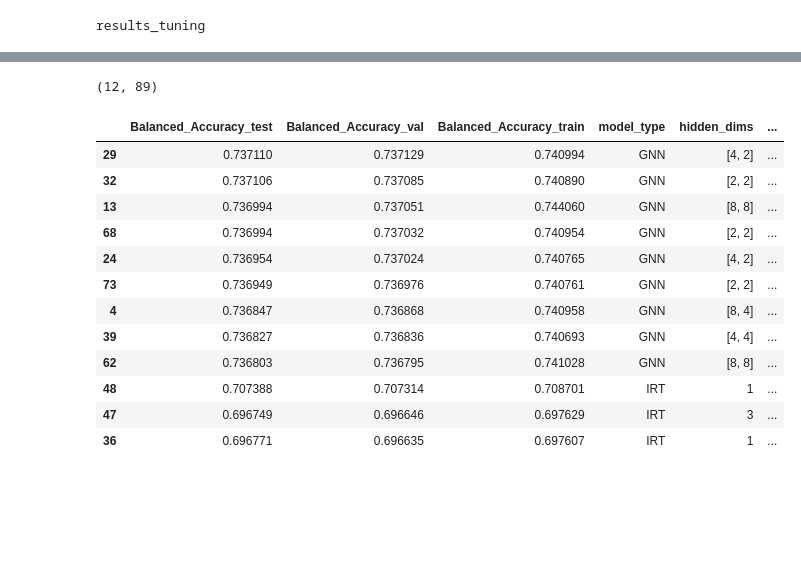
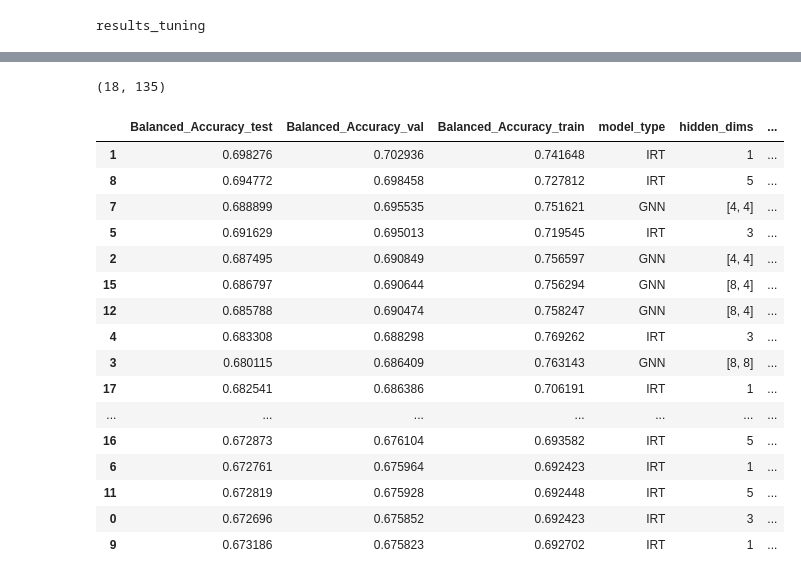
Before and after one commit to lisiq/Modelling-Students-Learning, a Jupyter notebook: showcase_results.ipynb, the cells around one changed output, grey strips where cells are left out. Drawn from its saved outputs; the diff is of its cells as text; code cells hidden in the pictures; blank space fills up the shorter version.

```diff
--- a/showcase_results.ipynb
+++ b/showcase_results.ipynb
@@ -115,31 +105,35 @@ plt.show()
 # %%
-df = df.query("df_name == 'mindsteps_set_full'")
+#df = df.query("df_name == 'mindsteps_set_full'")
 #df = df.query("df_name == 'mindsteps_set_matrix'")
+df = df.query("df_name == 'mindsteps_set_test_matrix'")
 # mindsteps_set_matrix
 df['Balanced_Accuracy_test'] = (sum([df[f'Balanced Accuracy_{i}_test'] for i in range(nfolds)]))/nfolds
 df['Balanced_Accuracy_val'] = (sum([df[f'Balanced Accuracy_{i}_val'] for i in range(nfolds)]))/nfolds
 df['Balanced_Accuracy_train'] = (sum([df[f'Balanced Accuracy_{i}_train'] for i in range(nfolds)]))/nfolds
 cols = ['Balanced_Accuracy_test', 'Balanced_Accuracy_val', 'Balanced_Accuracy_train', 'model_type',
-        'hidden_dims', 'decoder_dim', 'batch_norm', 'dropout', 'weight_decay', 'lambda1', 'lambda2', 'epochs', 'df_name',  'learning_rate', 'early_stopping',
-        ]
+        'hidden_dims', 'decoder_dim', 'batch_norm', 'dropout',  'lambda1', 'lambda2', 'irt_output','weight_decay', 'epochs',
+        'df_name',  'learning_rate', 'early_stopping'] #,
 print(df.shape)
-
 pd.set_option('display.max_columns', None)
 pd.set_option('display.max_rows', None)
 
 df[cols].sort_values('Balanced_Accuracy_val', ascending=False)
 # %% [output]
-(12, 89)
+(18, 135)
 |  | Balanced_Accuracy_test | Balanced_Accuracy_val | Balanced_Accuracy_train | model_type | hidden_dims | ... |
-| 29 | 0.737110 | 0.737129 | 0.740994 | GNN | [4, 2] | ... |
-| 32 | 0.737106 | 0.737085 | 0.740890 | GNN | [2, 2] | ... |
-| 13 | 0.736994 | 0.737051 | 0.744060 | GNN | [8, 8] | ... |
-| 68 | 0.736994 | 0.737032 | 0.740954 | GNN | [2, 2] | ... |
-| 24 | 0.736954 | 0.737024 | 0.740765 | GNN | [4, 2] | ... |
-| 73 | 0.736949 | 0.736976 | 0.740761 | GNN | [2, 2] | ... |
-| 4 | 0.736847 | 0.736868 | 0.740958 | GNN | [8, 4] | ... |
-| 39 | 0.736827 | 0.736836 | 0.740693 | GNN | [4, 4] | ... |
-| 62 | 0.736803 | 0.736795 | 0.741028 | GNN | [8, 8] | ... |
-| 48 | 0.707388 | 0.707314 | 0.708701 | IRT | 1 | ... |
-| 47 | 0.696749 | 0.696646 | 0.697629 | IRT | 3 | ... |
-| 36 | 0.696771 | 0.696635 | 0.697607 | IRT | 1 | ... |
+| 1 | 0.698276 | 0.702936 | 0.741648 | IRT | 1 | ... |
+| 8 | 0.694772 | 0.698458 | 0.727812 | IRT | 5 | ... |
+| 7 | 0.688899 | 0.695535 | 0.751621 | GNN | [4, 4] | ... |
+| 5 | 0.691629 | 0.695013 | 0.719545 | IRT | 3 | ... |
+| 2 | 0.687495 | 0.690849 | 0.756597 | GNN | [4, 4] | ... |
+| 15 | 0.686797 | 0.690644 | 0.756294 | GNN | [8, 4] | ... |
+| 12 | 0.685788 | 0.690474 | 0.758247 | GNN | [8, 4] | ... |
+| 4 | 0.683308 | 0.688298 | 0.769262 | IRT | 3 | ... |
+| 3 | 0.680115 | 0.686409 | 0.763143 | GNN | [8, 8] | ... |
+| 17 | 0.682541 | 0.686386 | 0.706191 | IRT | 1 | ... |
+| ... | ... | ... | ... | ... | ... | ... |
+| 16 | 0.672873 | 0.676104 | 0.693582 | IRT | 5 | ... |
+| 6 | 0.672761 | 0.675964 | 0.692423 | IRT | 1 | ... |
+| 11 | 0.672819 | 0.675928 | 0.692448 | IRT | 5 | ... |
+| 0 | 0.672696 | 0.675852 | 0.692423 | IRT | 3 | ... |
+| 9 | 0.673186 | 0.675823 | 0.692702 | IRT | 1 | ... |
```
Also changed, not shown: parts of 3 cells of this notebook, 8 other files.
